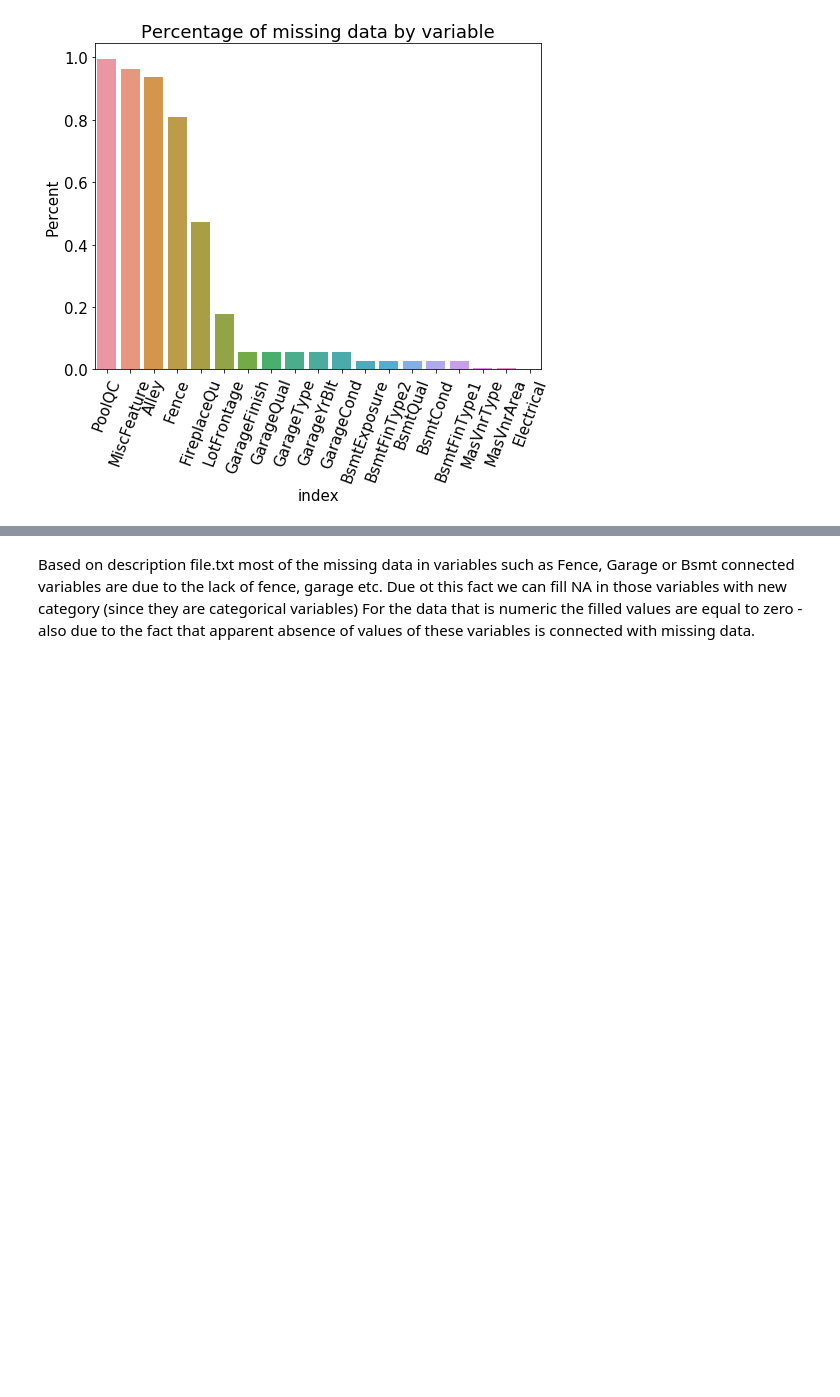
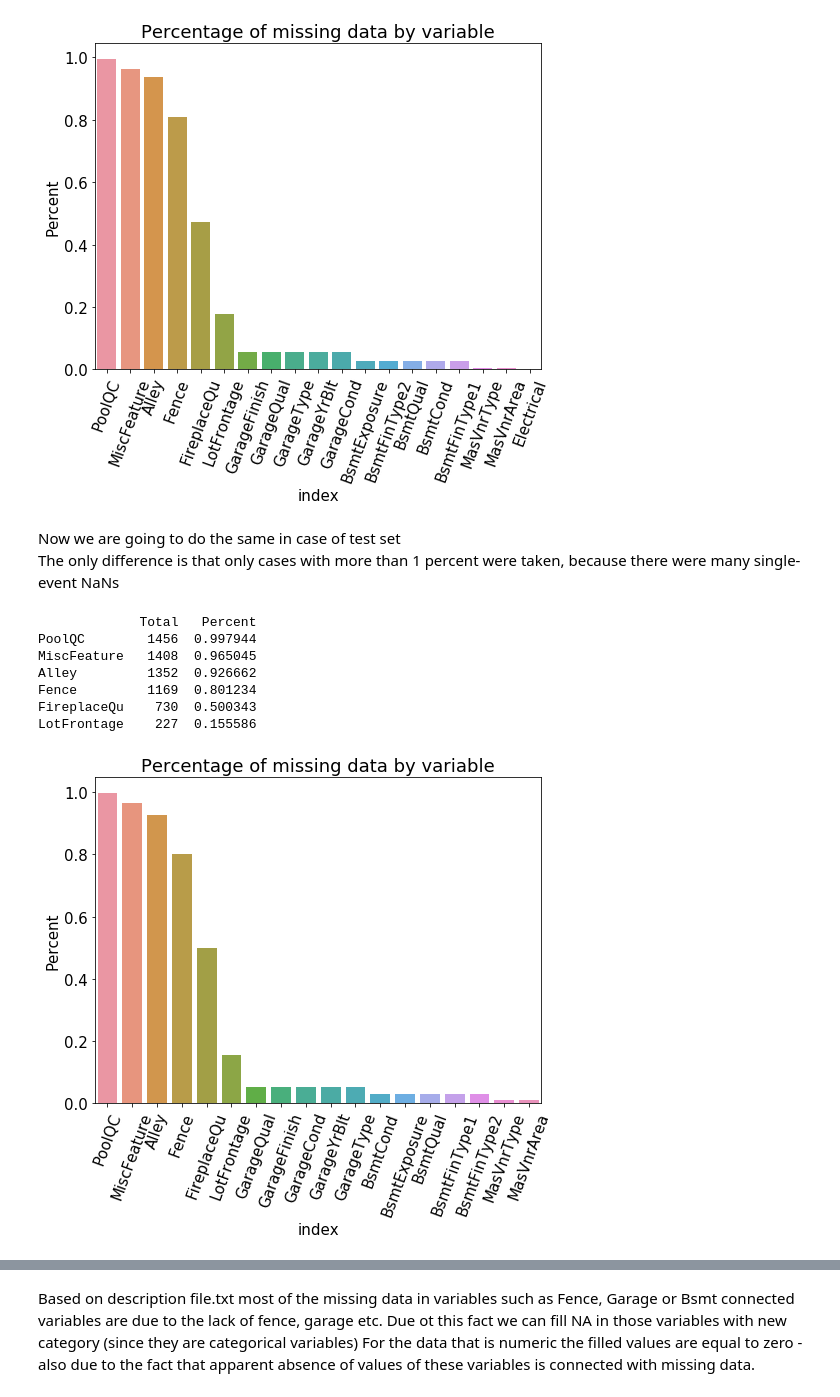
Before and after one commit to freefeynman123/kaggle_competitions, a Jupyter notebook: house_prices/xgboost_hyperopt.ipynb, the cells around one changed output, grey strips where cells are left out. Saved outputs shown, nothing was run; the diff lists cells and outputs as text; code cells hidden in the pictures; blank space fills up the shorter version.

```diff
--- a/house_prices/xgboost_hyperopt.ipynb
+++ b/house_prices/xgboost_hyperopt.ipynb
@@ -91,4 +91,28 @@ plt.title("Percentage of missing data by variable")
 plt.show()
 # %% [output]
 [figure]
+# %% [markdown]
+Now we are going to do the same in case of test set
+<br>
+The only difference is that only cases with more than 1 percent were taken, because there were many single-event NaNs
+# %%
+missing_test = data_test.isnull().sum().sort_values(ascending=False)
+percent_test = data_test.isnull().sum()/data_test.isnull().count().sort_values(ascending=False)
+data_missing_test = pd.concat([missing_test, percent_test], axis=1, keys=['Total', 'Percent']).sort_values(by='Total', ascending=False)
+print(data_missing_test.head(6))
+fig, ax = plt.subplots(ncols=1, nrows=1, figsize=(8,6))
+sns.barplot(data=data_missing_test[data_missing_test['Percent'] >0.01].reset_index(), x = 'index',
+            y='Percent')
+plt.xticks(rotation=70)
+plt.title("Percentage of missing data by variable")
+plt.show()
+# %% [output]
+             Total   Percent
+PoolQC        1456  0.997944
+MiscFeature   1408  0.965045
+Alley         1352  0.926662
+Fence         1169  0.801234
+FireplaceQu    730  0.500343
+LotFrontage    227  0.155586
+[figure, added]
 # %% [markdown]
```
Also changed, not shown: parts of 19 cells of this notebook.
